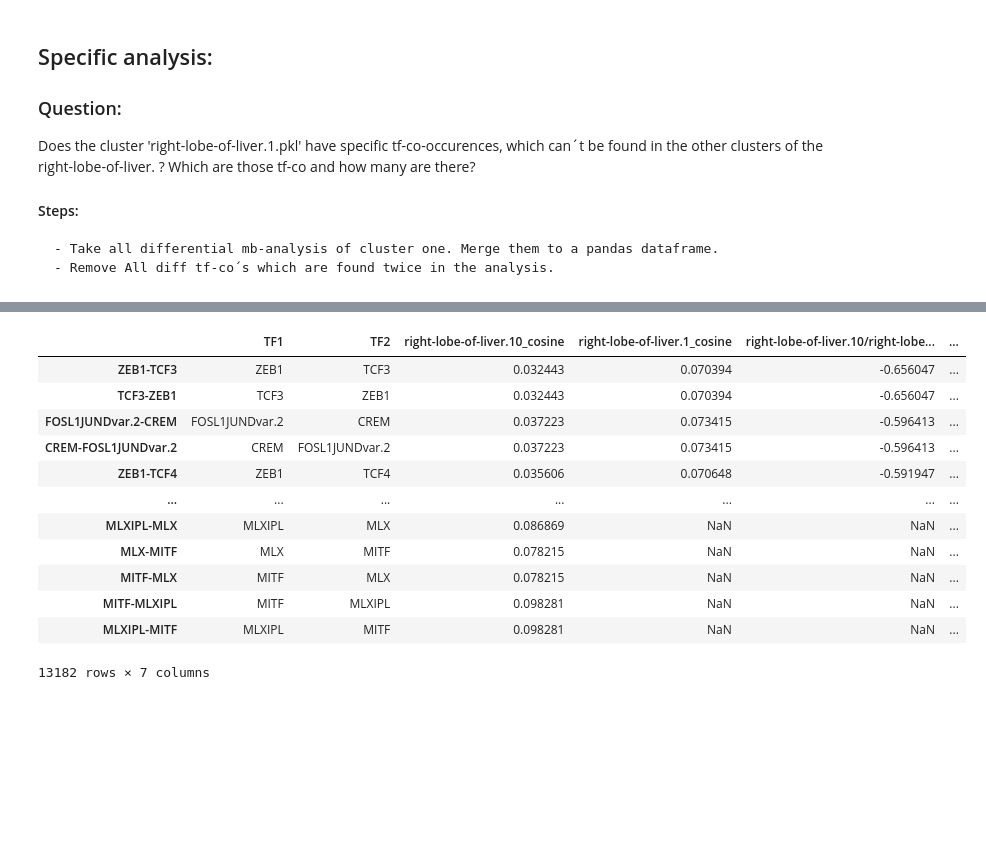
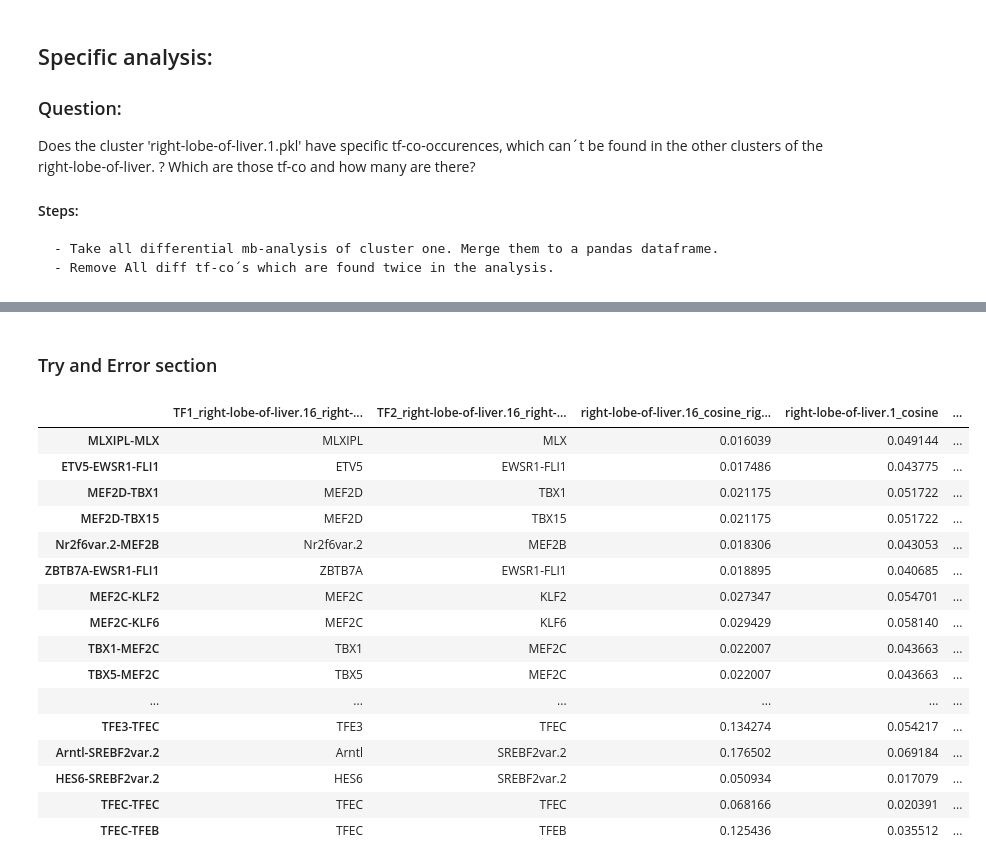
Before and after one commit to loosolab/Datenanalyse-2021, a Jupyter notebook: wp6/analyse/wp2_tf_cooccurences.ipynb, the cells around one changed output, grey strips where cells are left out. Cells and saved outputs as stored; diff of their text form; code cells hidden in the pictures; blank space fills up the shorter version.

```diff
--- a/wp6/analyse/wp2_tf_cooccurences.ipynb
+++ b/wp6/analyse/wp2_tf_cooccurences.ipynb
@@ -212,12 +241,17 @@ test2
+# %% [markdown]
+### Try and Error section
 # %%
 #mb_obj = CombObj().from_pickle(f"{main_analysis_path}right-lobe-of-liver.10.pkl")
-diff_obj_1_1 = DiffCombObj().from_pickle(f"{differential_analysis_path}right-lobe-of-liver.10__right-lobe-of-liver.1.pkl")
-diff_obj1_2 = DiffCombObj().from_pickle(f"{differential_analysis_path}right-lobe-of-liver.10__right-lobe-of-liver.1.pkl")
-diff_obj2 = DiffCombObj().from_pickle(f"{differential_analysis_path}right-lobe-of-liver.10__right-lobe-of-liver.2.pkl")
+obj_1 = DiffCombObj().from_pickle(f"{differential_analysis_path}right-lobe-of-liver.16__right-lobe-of-liver.1.pkl")
+obj_2 = DiffCombObj().from_pickle(f"{differential_analysis_path}right-lobe-of-liver.16__right-lobe-of-liver.2.pkl")
+obj_3 = DiffCombObj().from_pickle(f"{differential_analysis_path}right-lobe-of-liver.16__right-lobe-of-liver.3.pkl")
+obj_4 = DiffCombObj().from_pickle(f"{differential_analysis_path}right-lobe-of-liver.16__right-lobe-of-liver.4.pkl")
+obj_5 = DiffCombObj().from_pickle(f"{differential_analysis_path}right-lobe-of-liver.16__right-lobe-of-liver.5.pkl")
+obj_6 = DiffCombObj().from_pickle(f"{differential_analysis_path}right-lobe-of-liver.16__right-lobe-of-liver.6.pkl")
 #mb_obj.rules
 #type(diff_obj.rules)
 #diff_obj2.rules
-df_diff = pd.concat([diff_obj_1_1.rules,diff_obj2.rules])
+df_diff = pd.concat([obj_1.rules, obj_2.rules, obj_3.rules, obj_4.rules, obj_5.rules, obj_6.rules], join="inner")
 
 #df_diff2 = pd.concat([diff_obj_1_1.rules,diff_obj2.rules, diff_obj1_2.rules])
 
@@ -232,21 +266,33 @@ unified_duplicates2 = df_diff2[df_diff2.duplicated(subset=['TF1', 'TF2'], keep='
 #unified_duplicates
 #unified_duplicates2
 #diff_obj_1_1.rules
-df_diff
+#unified_duplicates
-# %% [output]
-|  | TF1 | TF2 | right-lobe-of-liver.10_cosine | right-lobe-of-liver.1_cosine | right-lobe-of-liver.10/right-lobe... | ... |
-| ZEB1-TCF3 | ZEB1 | TCF3 | 0.032443 | 0.070394 | -0.656047 | ... |
-| TCF3-ZEB1 | TCF3 | ZEB1 | 0.032443 | 0.070394 | -0.656047 | ... |
-| FOSL1JUNDvar.2-CREM | FOSL1JUNDvar.2 | CREM | 0.037223 | 0.073415 | -0.596413 | ... |
-| CREM-FOSL1JUNDvar.2 | CREM | FOSL1JUNDvar.2 | 0.037223 | 0.073415 | -0.596413 | ... |
-| ZEB1-TCF4 | ZEB1 | TCF4 | 0.035606 | 0.070648 | -0.591947 | ... |
-| ... | ... | ... | ... | ... | ... | ... |
-| MLXIPL-MLX | MLXIPL | MLX | 0.086869 | NaN | NaN | ... |
-| MLX-MITF | MLX | MITF | 0.078215 | NaN | NaN | ... |
-| MITF-MLX | MITF | MLX | 0.078215 | NaN | NaN | ... |
-| MITF-MLXIPL | MITF | MLXIPL | 0.098281 | NaN | NaN | ... |
-| MLXIPL-MITF | MLXIPL | MITF | 0.098281 | NaN | NaN | ... |
-13182 rows × 7 columns
+# %%
+obj_1 = DiffCombObj().from_pickle(f"{differential_analysis_selection_path}right-lobe-of-liver.16__right-lobe-of-liver.1.pkl")
+obj_2 = DiffCombObj().from_pickle(f"{differential_analysis_selection_path}right-lobe-of-liver.16__right-lobe-of-liver.2.pkl")
+
+obj_1.simplify_rules()
+obj_2.simplify_rules()
+obj3 = obj_1.rules.merge(obj_2.rules, left_index=True, right_index=True, suffixes=(f"_{obj_1.prefixes[0]}_{obj_1.prefixes[1]}", f"_{obj_2.prefixes[0]}_{obj_2.prefixes[1]}"))
+obj3
+# %% [output]
+|  | TF1_right-lobe-of-liver.16_right-... | TF2_right-lobe-of-liver.16_right-... | right-lobe-of-liver.16_cosine_rig... | right-lobe-of-liver.1_cosine | ... |
+| MLXIPL-MLX | MLXIPL | MLX | 0.016039 | 0.049144 | ... |
+| ETV5-EWSR1-FLI1 | ETV5 | EWSR1-FLI1 | 0.017486 | 0.043775 | ... |
+| MEF2D-TBX1 | MEF2D | TBX1 | 0.021175 | 0.051722 | ... |
+| MEF2D-TBX15 | MEF2D | TBX15 | 0.021175 | 0.051722 | ... |
+| Nr2f6var.2-MEF2B | Nr2f6var.2 | MEF2B | 0.018306 | 0.043053 | ... |
+| ZBTB7A-EWSR1-FLI1 | ZBTB7A | EWSR1-FLI1 | 0.018895 | 0.040685 | ... |
+| MEF2C-KLF2 | MEF2C | KLF2 | 0.027347 | 0.054701 | ... |
+| MEF2C-KLF6 | MEF2C | KLF6 | 0.029429 | 0.058140 | ... |
+| TBX1-MEF2C | TBX1 | MEF2C | 0.022007 | 0.043663 | ... |
+| TBX5-MEF2C | TBX5 | MEF2C | 0.022007 | 0.043663 | ... |
+| ... | ... | ... | ... | ... | ... |
+| TFE3-TFEC | TFE3 | TFEC | 0.134274 | 0.054217 | ... |
+| Arntl-SREBF2var.2 | Arntl | SREBF2var.2 | 0.176502 | 0.069184 | ... |
+| HES6-SREBF2var.2 | HES6 | SREBF2var.2 | 0.050934 | 0.017079 | ... |
+| TFEC-TFEC | TFEC | TFEC | 0.068166 | 0.020391 | ... |
+| TFEC-TFEB | TFEC | TFEB | 0.125436 | 0.035512 | ... |
 # %%
 diff_obj_1_1.rules.loc['Foxd3-ONECUT2']
 diff_obj2.rules.loc['Foxd3-ONECUT2']
```
Also changed, not shown: parts of 7 cells of this notebook.
